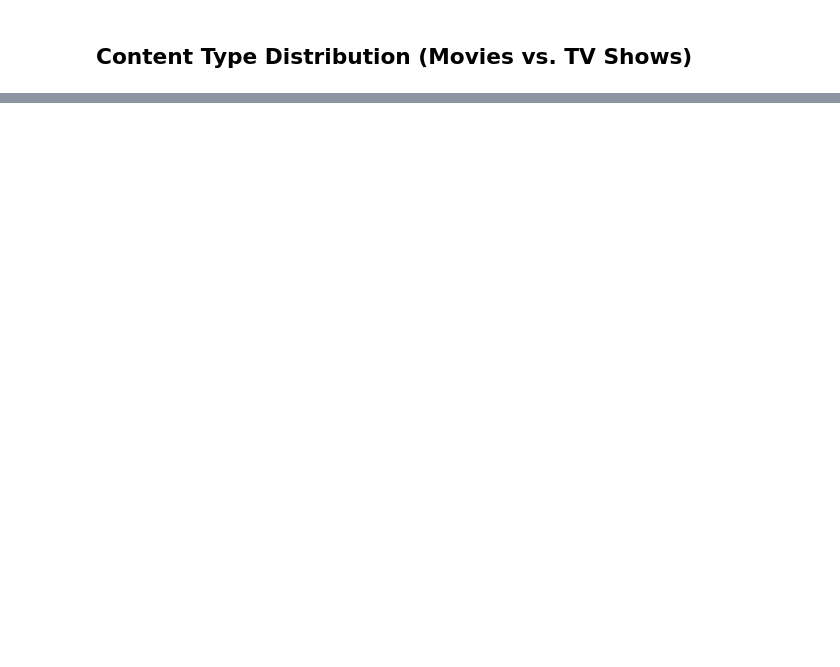
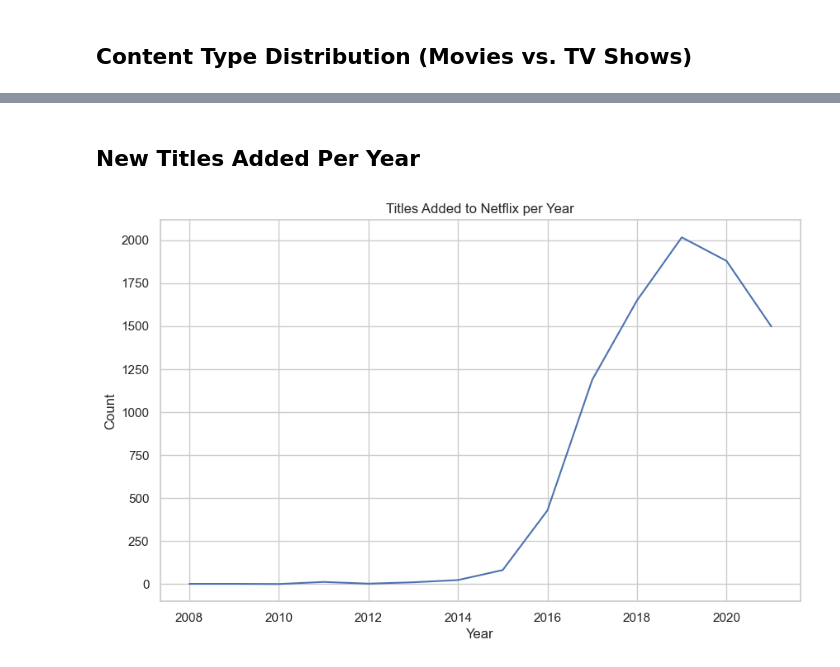
Before and after one commit to RlphChrs/streaming-stats-netflix, a Jupyter notebook: notebooks/02-eda.ipynb, the cells around one changed output, grey strips where cells are left out. Drawn from its saved outputs; the diff is of its cells as text; code cells hidden in the pictures; blank space fills up the shorter version.

```diff
--- a/notebooks/02-eda.ipynb
+++ b/notebooks/02-eda.ipynb
@@ -45,0 +45,14 @@ Passing `palette` without assigning `hue` is deprecated and will be removed in v
+# %% [markdown]
+## New Titles Added Per Year
+# %%
+df['year_added'] = pd.DatetimeIndex(df['date_added']).year
+
+year_counts = df['year_added'].value_counts().sort_index()
+
+sns.lineplot(x=year_counts.index, y=year_counts.values)
+plt.title('Titles Added to Netflix per Year')
+plt.xlabel('Year')
+plt.ylabel('Count')
+plt.show()
+# %% [output]
+[figure, added]
```
Also changed, not shown: parts of 11 cells of this notebook.
